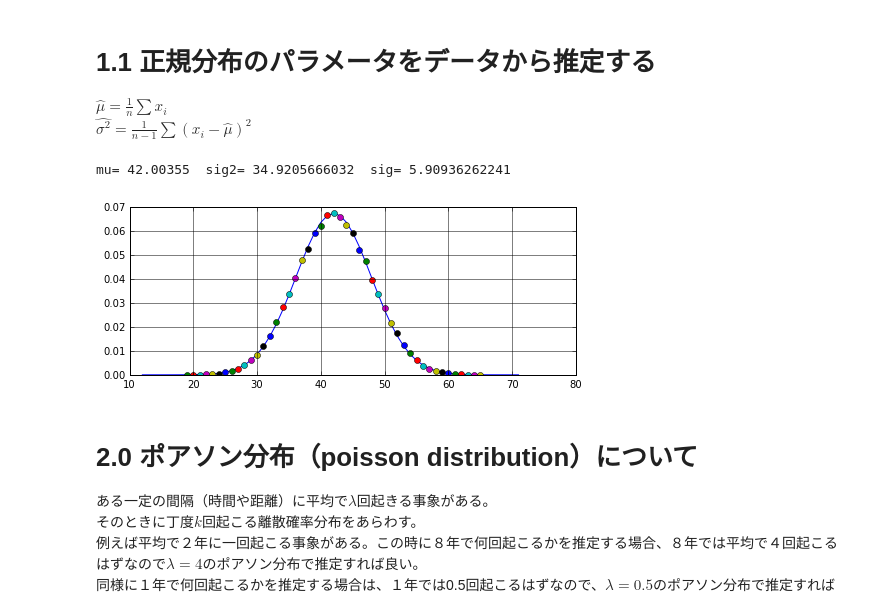
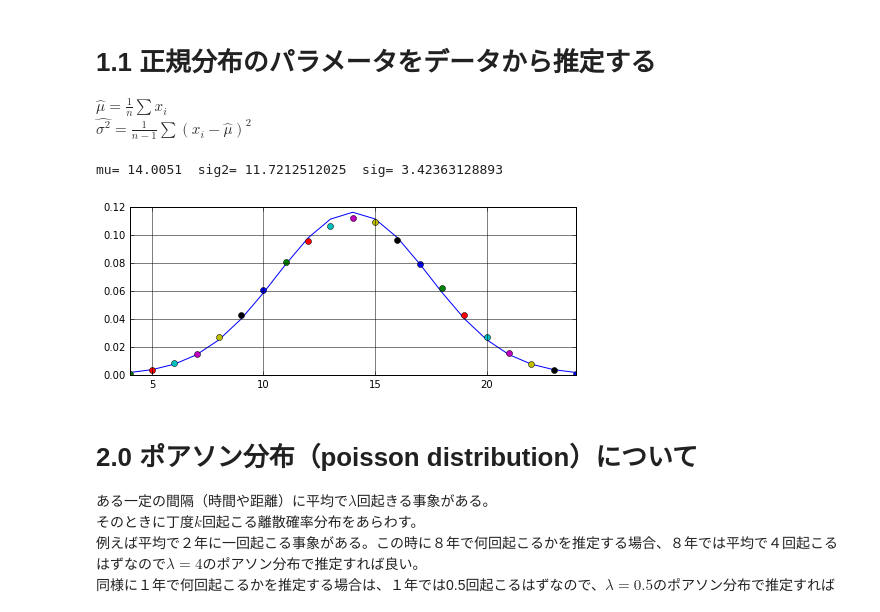
Before and after one commit to koki-ogura/probability_basis, a Jupyter notebook: probability_distributions.ipynb, the cells around one changed output. Cells and saved outputs as stored; diff of their text form; code cells hidden in the pictures.

```diff
--- a/probability_distributions.ipynb
+++ b/probability_distributions.ipynb
@@ -47,42 +47,43 @@ $\hat{\sigma^2}=\frac{1}{n-1}\sum{(x_i-\hat{\mu})^2}$
 # %%
 #サイコロを12回振ってその合計が何になるか？
 #それを100000回試してみてグラフにする。
-M = 12
+M = 4
 N = 100000
-data = np.zeros(M*6, dtype=int)
+data = np.zeros(M*6+1, dtype=int)
 for i in range(N):
     a = 0;
     for j in range(M):
         a = a + np.random.randint(1, 7)
     data[a] = data[a] + 1
 
 #平均と分散を推定してみる
 mu = 0.0
 for i in range(data.size):
     if data[i] != 0:
         mu = mu + i * data[i]
 mu = mu / N
 sig2 = 0.0
 for i in range(data.size):
     if data[i] != 0:
         sig2 = sig2 + (i - mu)**2 * data[i]
 sig2 = sig2 / (N - 1)
 print('mu=', mu, ' sig2=', sig2, ' sig=', np.sqrt(sig2))
 
-x = np.arange(12, 72, 1)
+x = np.arange(M, M*6+1, 1)
 y = normal_distribution(mu, sig2, x)
 
 # 表示する
 plt.rcParams["figure.figsize"] = (8,3)
 plt.grid(which='major',color='black',linestyle='-')
+plt.xlim(M, M*6)
 plt.plot(x, y)
 for i in range(data.size):
     if data[i] != 0:
         plt.plot(i, data[i] / N, 'o')
 plt.show()
 # %% [output]
-mu= 42.00355  sig2= 34.9205666032  sig= 5.90936262241
+mu= 14.0051  sig2= 11.7212512025  sig= 3.42363128893
-[figure, old version]
+[figure, new version]
 # %% [markdown]
 # 2.0 ポアソン分布（poisson distribution）について
 
```
Also changed, not shown: parts of 6 cells of this notebook.
